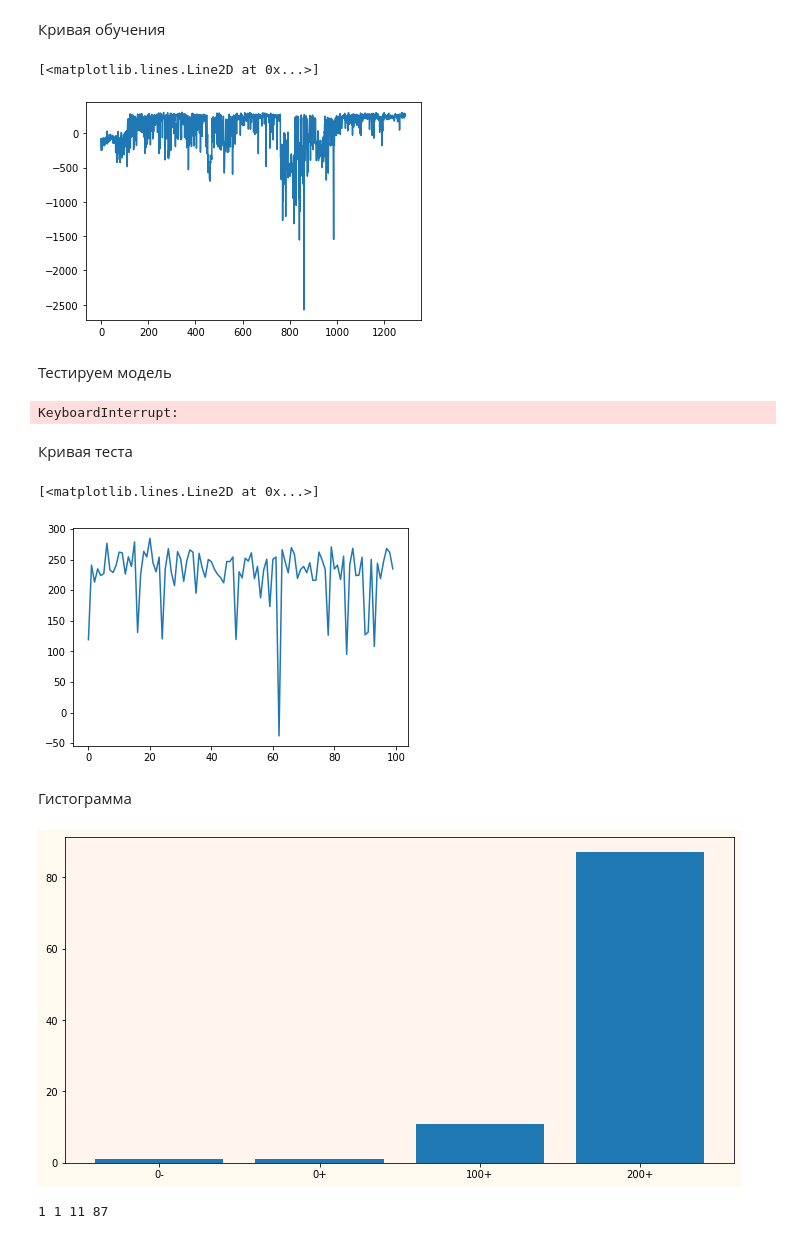
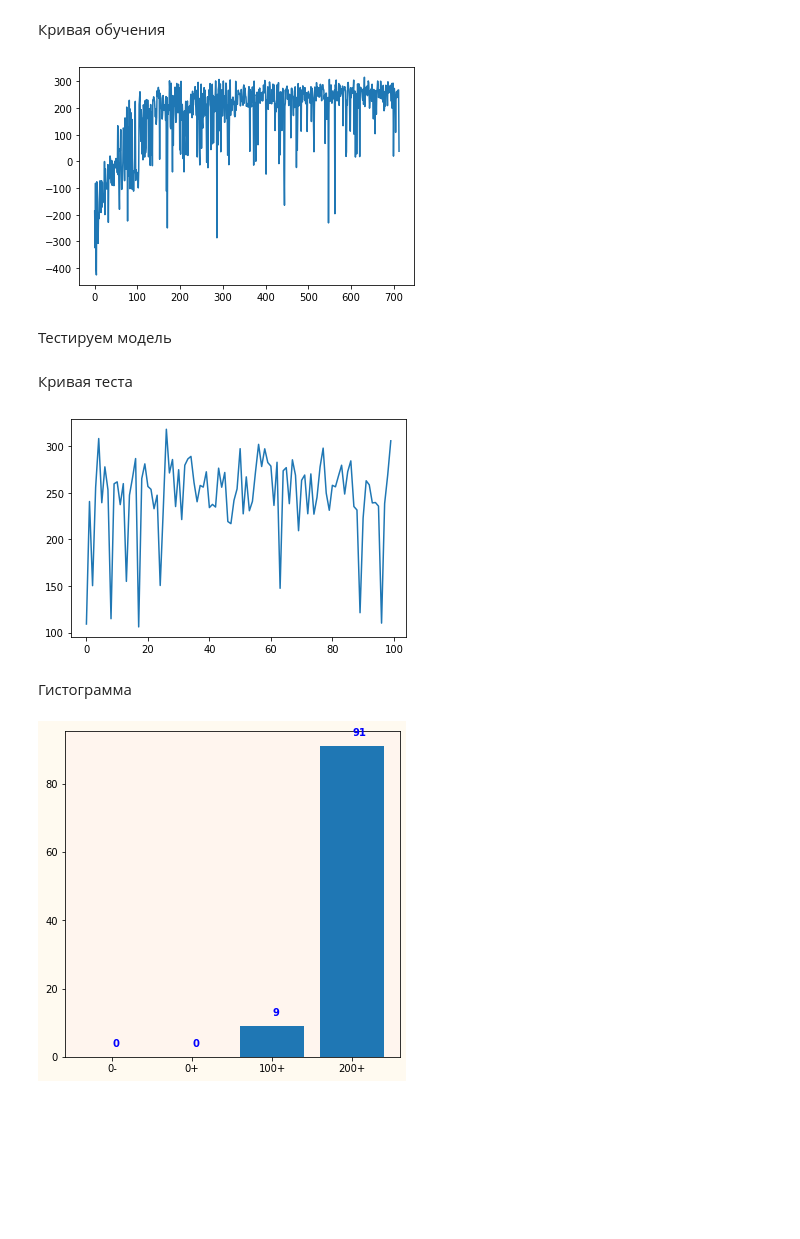
Before and after one commit to obi-1-konobe/ML_reinforcement_learning_lunar_lander, a Jupyter notebook: RL_lunar_lander.ipynb, the cells around one changed output. Drawn from its saved outputs; the diff is of its cells as text; code cells hidden in the pictures; blank space fills up the shorter version.

```diff
--- a/RL_lunar_lander.ipynb
+++ b/RL_lunar_lander.ipynb
@@ -34,7 +33,7 @@ env.action_space.n
 # %% [markdown]
 Инициализируем гиперпараметры
 # %%
-lr = 0.001
+lr = 0.0001
 state_size = 8
 n_actions = 4
 exp_bufer = list()
@@ -112,7 +111,7 @@ for episode in range(2000):
     state = env.reset()
     state = np.reshape(state, (1, state_size))
     cumulative_rewards = 0
-    max_steps = 1500
+    max_steps = 2000
     for i in range(max_steps):
         # выбираем действие
         action = get_action(state)
@@ -132,14 +131,14 @@ for episode in range(2000):
             if epsilon > min_epsilon:
                 epsilon -= 0.01
             break
-    # если последние 50 эпизодов закончились успешно, то дострочно прекращаем обучение
+
     episodes_score.append(cumulative_rewards)
-#     if np.mean(episodes_score[-50:]) > 200:
     if cumulative_rewards < 0:
         counter = 0
         continue
+    # если последние 100 эпизадов закончились +0, то завершаем обучение
     counter += 1
-    if counter >= 100:
+    if counter >= 150:
         print('finish')
         break
 # %% [output]
@@ -166,9 +165,9 @@ env.close()
 Кривая обучения
 # %%
 plt.plot(episodes_score)
+plt.show()
 # %% [output]
-[<matplotlib.lines.Line2D at 0x...>]
-[figure, old version]
+[figure, new version]
 # %% [markdown]
 Тестируем модель
 # %%
@@ -187,15 +186,13 @@ for i in range(100):
         score += reward
     test_score.append(score)
 env.close()
-# %% [output]
-KeyboardInterrupt:
 # %% [markdown]
 Кривая теста
 # %%
 plt.plot(test_score)
+plt.show()
 # %% [output]
-[<matplotlib.lines.Line2D at 0x...>]
-[figure, old version]
+[figure, new version]
 # %% [markdown]
 Гистограмма
 # %%
@@ -206,19 +203,20 @@ d = len([x for x in test_score if x > 200])
 # %%
 x = ['0-', '0+', '100+', '200+']
 y = [a, b, c, d]
 
 fig, ax = plt.subplots()
 
 ax.bar(x, y)
 
 ax.set_facecolor('seashell')
 fig.set_facecolor('floralwhite')
-fig.set_figwidth(12)
+fig.set_figwidth(6)
 fig.set_figheight(6)
 
+for i, v in enumerate(y):
+    ax.text(i, v + 3, str(v), color='blue', fontweight='bold')
+
 plt.show()
-print(a, b, c, d)
 # %% [output]
-[figure, old version]
+[figure, new version]
-1 1 11 87
 # %% [markdown]
```
Also changed, not shown: parts of 5 cells of this notebook, 2 other files.
